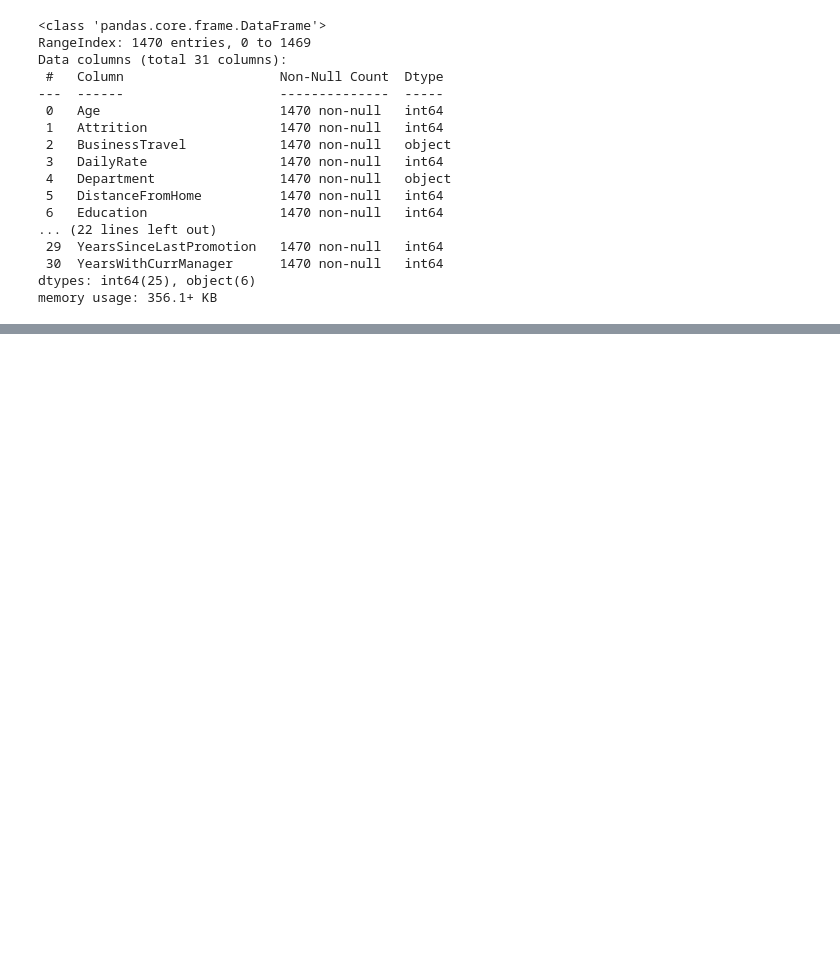
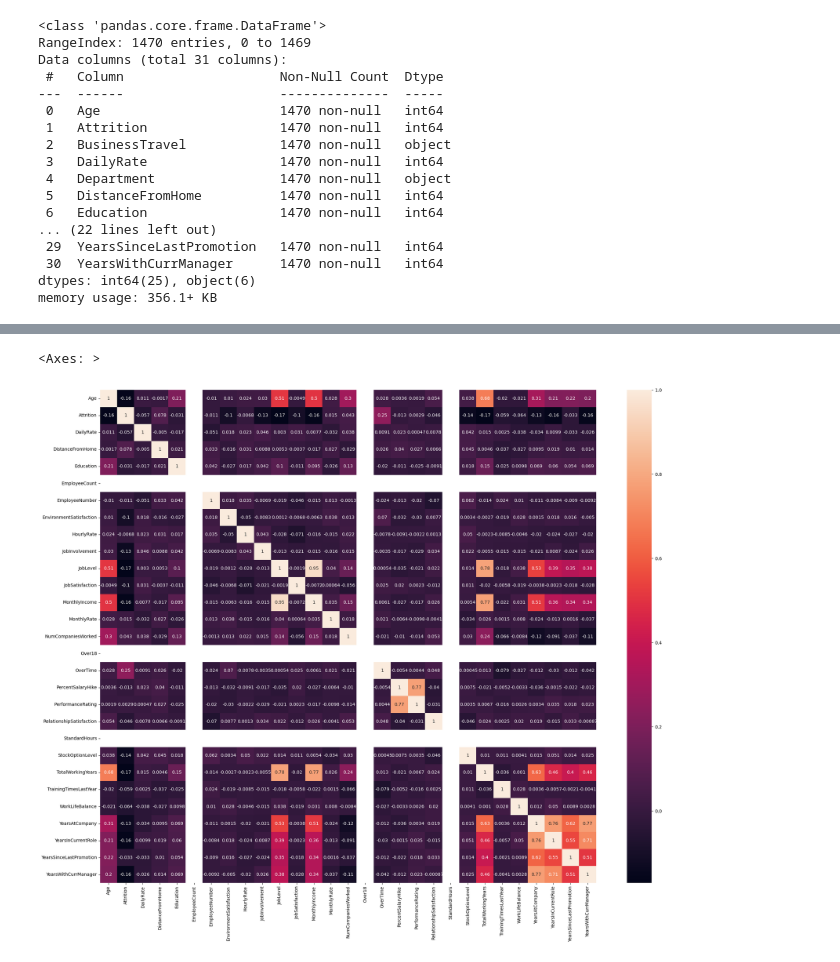
Before and after one commit to mattyapers/Data-Science, a Jupyter notebook: HR Model.ipynb, the cells around one changed output, grey strips where cells are left out. Saved outputs shown, nothing was run; the diff lists cells and outputs as text; code cells hidden in the pictures; blank space fills up the shorter version.

```diff
--- a/HR Model.ipynb
+++ b/HR Model.ipynb
@@ -128,0 +249,10 @@ memory usage: 356.1+ KB
+# %%
+numeric_df = df.select_dtypes(include=[np.number])
+# %%
+correlations = numeric_df.corr()
+f, ax = plt.subplots(figsize = (25,20))
+sns.heatmap(correlations, annot = True)
+plt.show()
+# %% [output]
+<Axes: >
+[figure, added]
```
Also changed, not shown: parts of 12 cells of this notebook.
